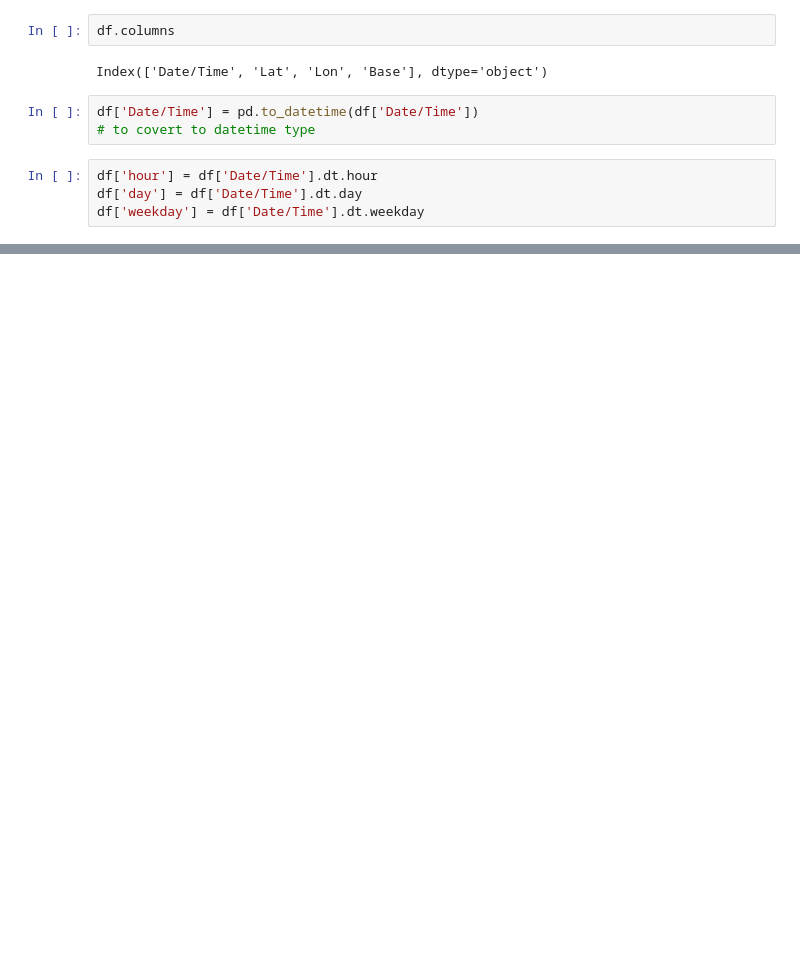
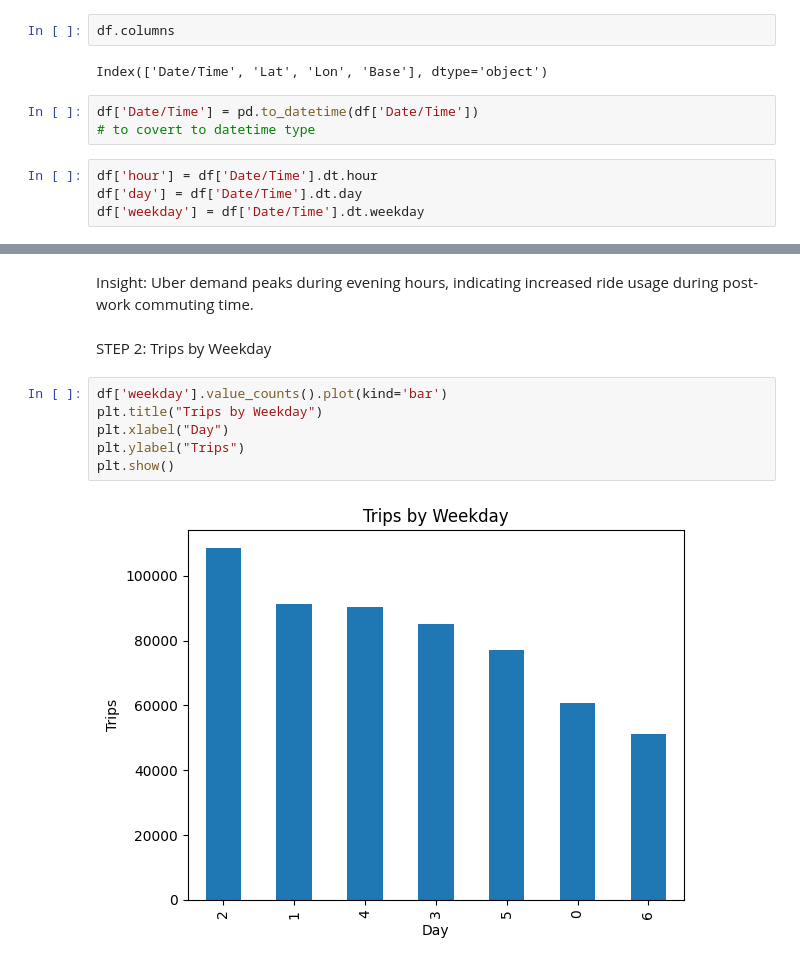
Before and after one commit to sunandha2/Urban-Mobility-Intelligence-Uber-Analysis, a Jupyter notebook: Uber_Pickup_Analysis.ipynb, the cells around one changed output, grey strips where cells are left out. Cells and saved outputs as stored; diff of their text form; blank space fills up the shorter version.

Commit message:
Day 2: Time-based analysis and insights added

```diff
--- a/Uber_Pickup_Analysis.ipynb
+++ b/Uber_Pickup_Analysis.ipynb
@@ -49,0 +68,13 @@ df['weekday'] = df['Date/Time'].dt.weekday
+# %% [markdown]
+Insight:
+Uber demand peaks during evening hours, indicating increased ride usage during post-work commuting time.
+# %% [markdown]
+STEP 2: Trips by Weekday
+# %%
+df['weekday'].value_counts().plot(kind='bar')
+plt.title("Trips by Weekday")
+plt.xlabel("Day")
+plt.ylabel("Trips")
+plt.show()
+# %% [output]
+[figure, added]
```
Also changed, not shown: parts of 12 cells of this notebook.
